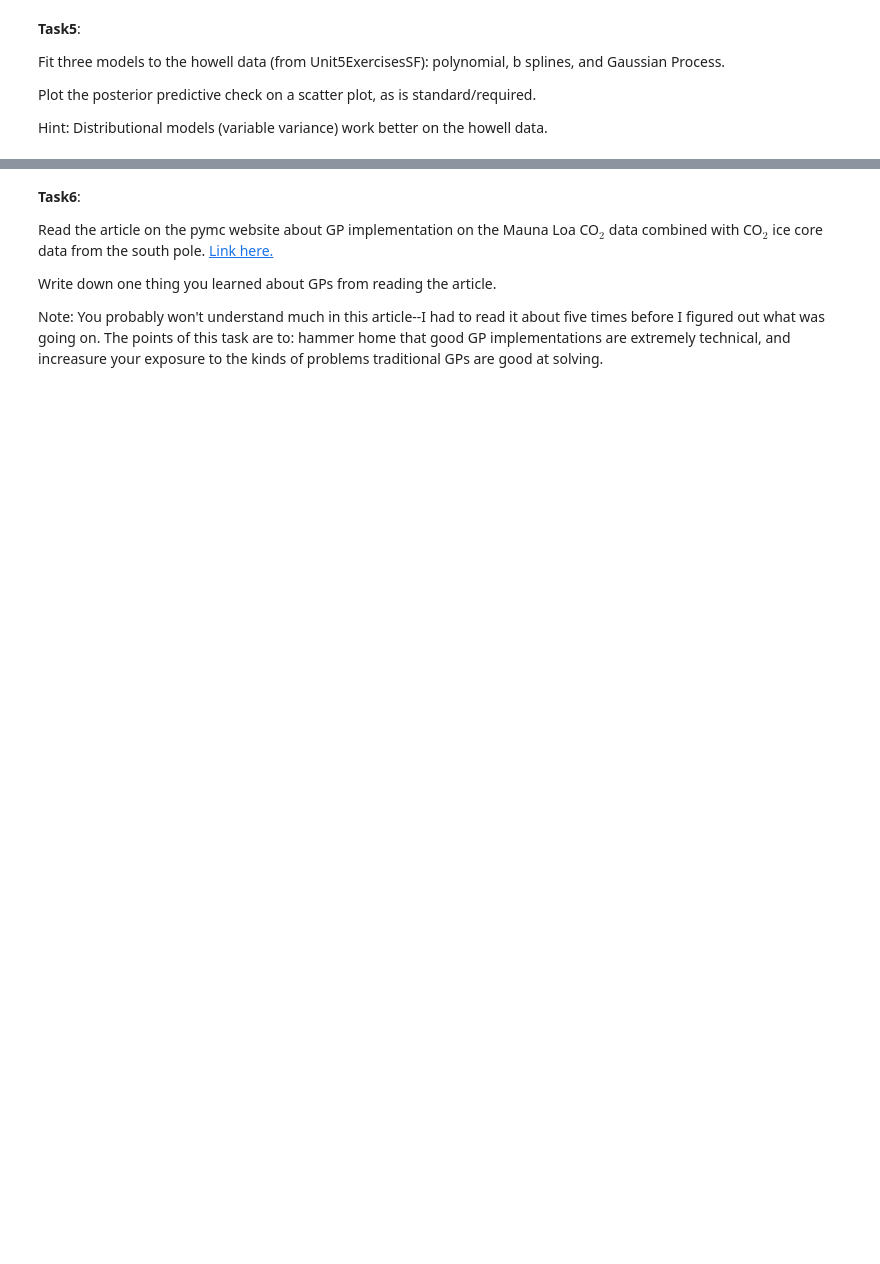
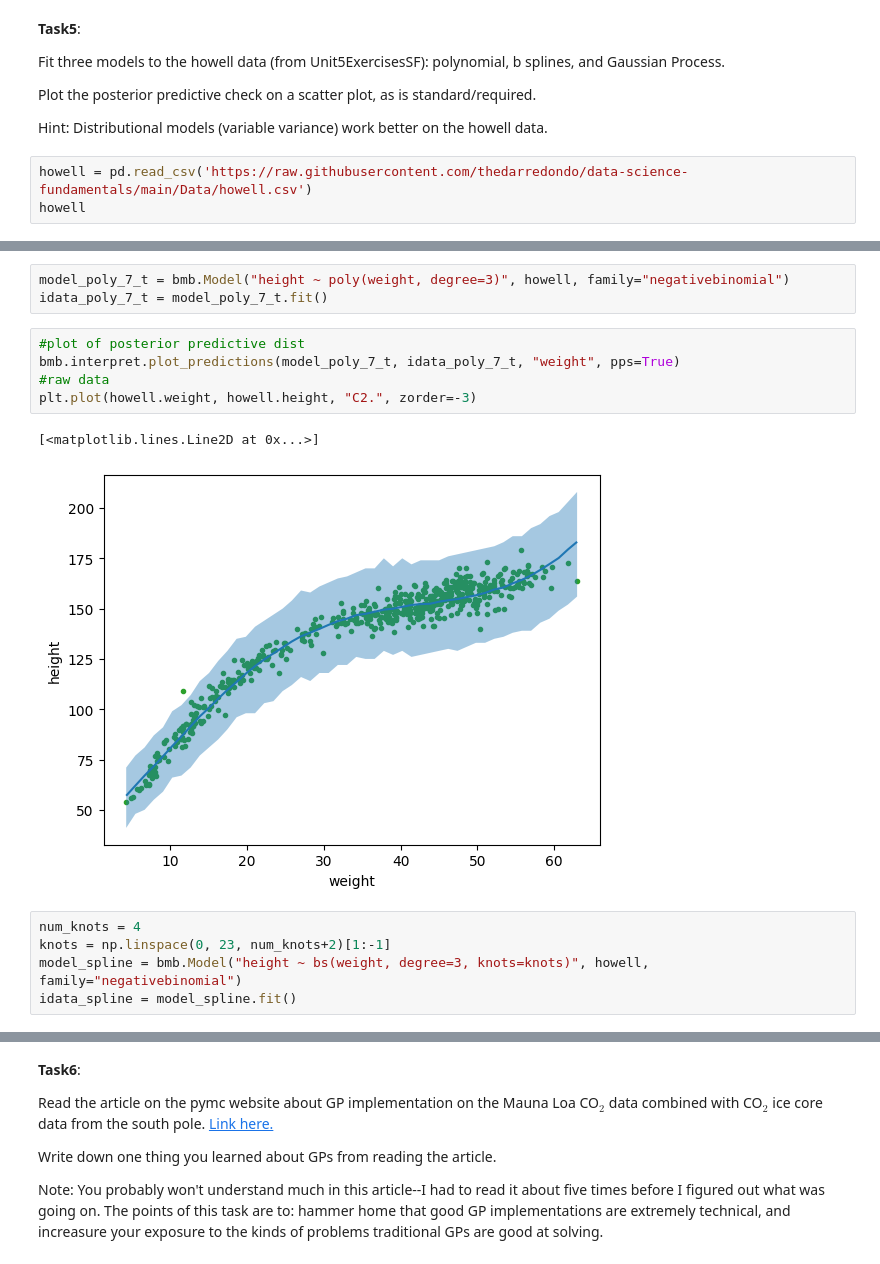
Before and after one commit to emilchafigoulline/Data-Science, a Jupyter notebook: Unit7/Unit7ExercisesSF.ipynb, the cells around one changed output, grey strips where cells are left out. Cells and saved outputs as stored; diff of their text form; blank space fills up the shorter version.

```diff
--- a/Unit7/Unit7ExercisesSF.ipynb
+++ b/Unit7/Unit7ExercisesSF.ipynb
@@ -40,3 +72,6 @@ Fit three models to the howell data (from Unit5ExercisesSF): polynomial, b splin
 Plot the posterior predictive check on a scatter plot, as is standard/required.
 
 Hint: Distributional models (variable variance) work better on the howell data.
+# %%
+howell = pd.read_csv('https://raw.githubusercontent.com/thedarredondo/data-science-fundamentals/main/Data/howell.csv')
+howell
@@ -42,0 +92,16 @@ Hint: Distributional models (variable variance) work better on the howell data.
+# %%
+model_poly_7_t = bmb.Model("height ~ poly(weight, degree=3)", howell, family="negativebinomial")
+idata_poly_7_t = model_poly_7_t.fit()
+# %%
+#plot of posterior predictive dist
+bmb.interpret.plot_predictions(model_poly_7_t, idata_poly_7_t, "weight", pps=True)
+#raw data
+plt.plot(howell.weight, howell.height, "C2.", zorder=-3)
+# %% [output]
+[<matplotlib.lines.Line2D at 0x...>]
+[figure, added]
+# %%
+num_knots = 4
+knots = np.linspace(0, 23, num_knots+2)[1:-1]
+model_spline = bmb.Model("height ~ bs(weight, degree=3, knots=knots)", howell, family="negativebinomial")
+idata_spline = model_spline.fit()
```
Also changed, not shown: parts of 8 cells of this notebook.
